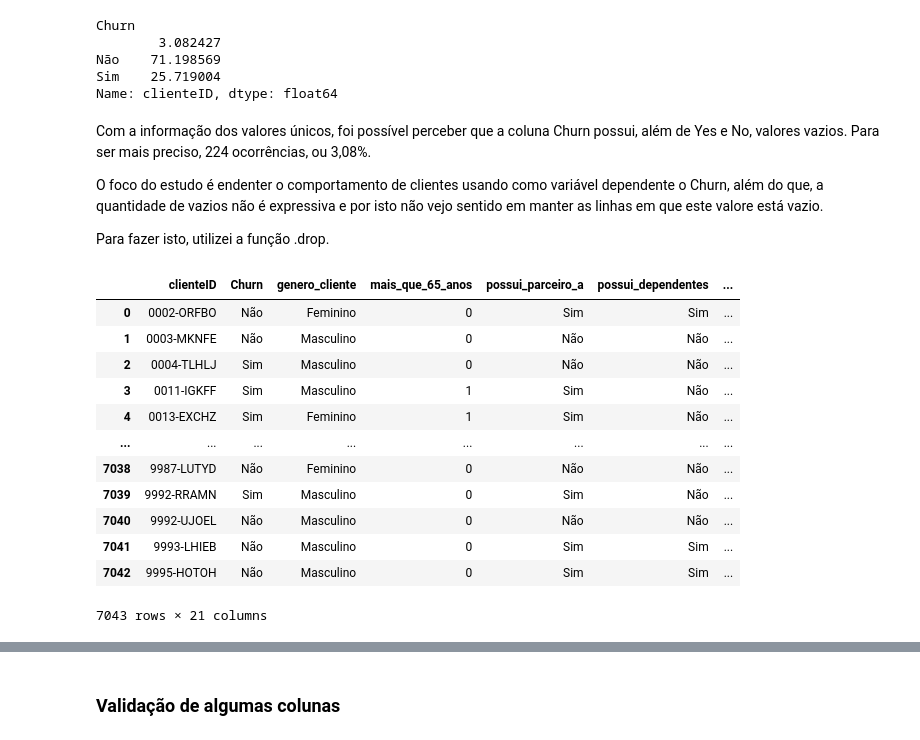
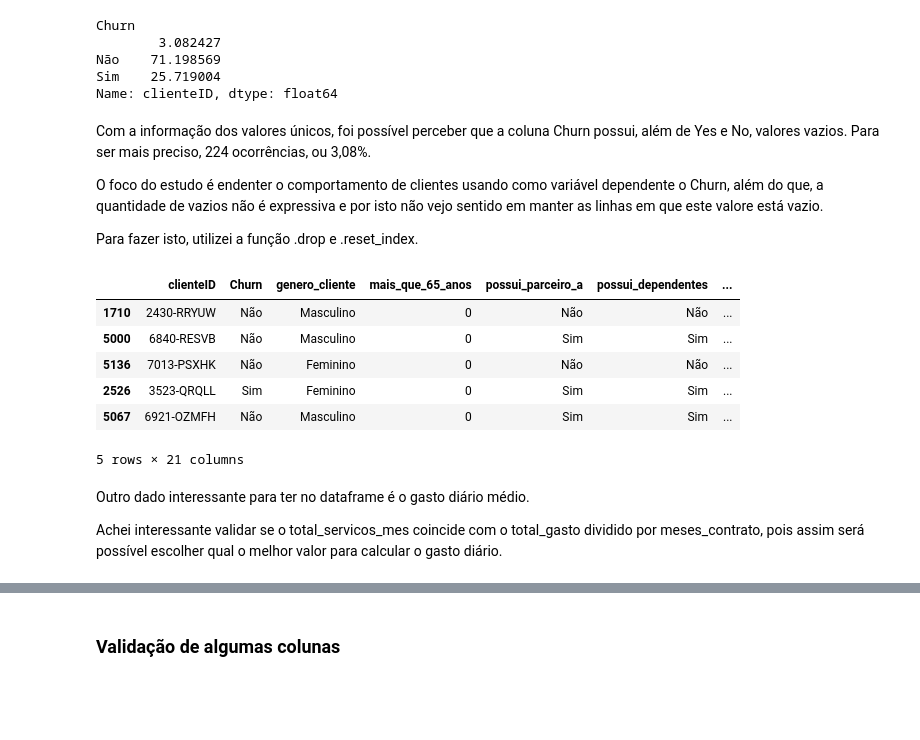
Before and after one commit to thiagocunha88/DataScience-Challenge_DS_Alura, a Jupyter notebook: Challenge_Alura_DS.ipynb, the cells around one changed output, grey strips where cells are left out. Cells and saved outputs as stored; diff of their text form; code cells hidden in the pictures; blank space fills up the shorter version.

Commit message:
Iniciar calculo do gasto diario

```diff
--- a/Challenge_Alura_DS.ipynb
+++ b/Challenge_Alura_DS.ipynb
@@ -310,21 +310,20 @@ Com a informação dos valores únicos, foi possível perceber que a coluna Chur
 
 O foco do estudo é endenter o comportamento de clientes usando como variável dependente o Churn, além do que, a quantidade de vazios não é expressiva e por isto não vejo sentido em manter as linhas em que este valore está vazio.
 
-Para fazer isto, utilizei a função .drop.
+Para fazer isto, utilizei a função .drop e .reset_index.
 # %%
 df_base_traduzido.drop(df_base[df_base.Churn == ''].index, inplace = True)
 df_base_traduzido.reset_index(drop = True)
+df_base_traduzido.sample(5)
 # %% [output]
 |  | clienteID | Churn | genero_cliente | mais_que_65_anos | possui_parceiro_a | possui_dependentes | ... |
-| 0 | 0002-ORFBO | Não | Feminino | 0 | Sim | Sim | ... |
-| 1 | 0003-MKNFE | Não | Masculino | 0 | Não | Não | ... |
-| 2 | 0004-TLHLJ | Sim | Masculino | 0 | Não | Não | ... |
-| 3 | 0011-IGKFF | Sim | Masculino | 1 | Sim | Não | ... |
-| 4 | 0013-EXCHZ | Sim | Feminino | 1 | Sim | Não | ... |
-| ... | ... | ... | ... | ... | ... | ... | ... |
-| 7038 | 9987-LUTYD | Não | Feminino | 0 | Não | Não | ... |
-| 7039 | 9992-RRAMN | Sim | Masculino | 0 | Sim | Não | ... |
-| 7040 | 9992-UJOEL | Não | Masculino | 0 | Não | Não | ... |
-| 7041 | 9993-LHIEB | Não | Masculino | 0 | Sim | Sim | ... |
-| 7042 | 9995-HOTOH | Não | Masculino | 0 | Sim | Sim | ... |
+| 1710 | 2430-RRYUW | Não | Masculino | 0 | Não | Não | ... |
+| 5000 | 6840-RESVB | Não | Masculino | 0 | Sim | Sim | ... |
+| 5136 | 7013-PSXHK | Não | Feminino | 0 | Não | Não | ... |
+| 2526 | 3523-QRQLL | Sim | Feminino | 0 | Sim | Sim | ... |
+| 5067 | 6921-OZMFH | Não | Masculino | 0 | Sim | Sim | ... |
-7043 rows × 21 columns
+5 rows × 21 columns
+# %% [markdown]
+Outro dado interessante para ter no dataframe é o gasto diário médio.
+
+Achei interessante validar se o total_servicos_mes coincide com o total_gasto dividido por meses_contrato, pois assim será possível escolher qual o melhor valor para calcular o gasto diário.
```
Also changed, not shown: parts of 5 cells of this notebook.
